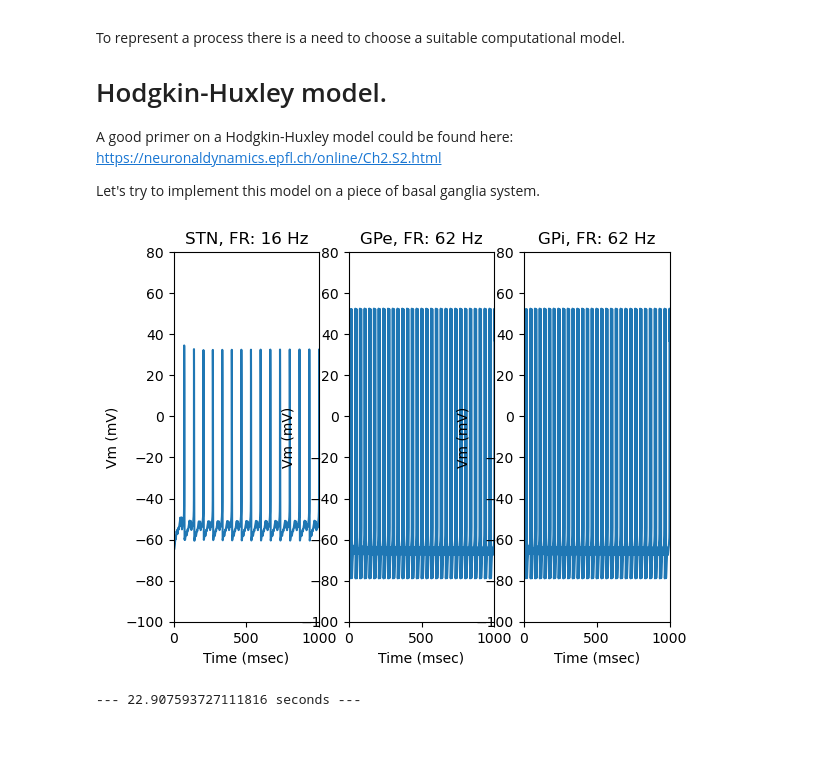
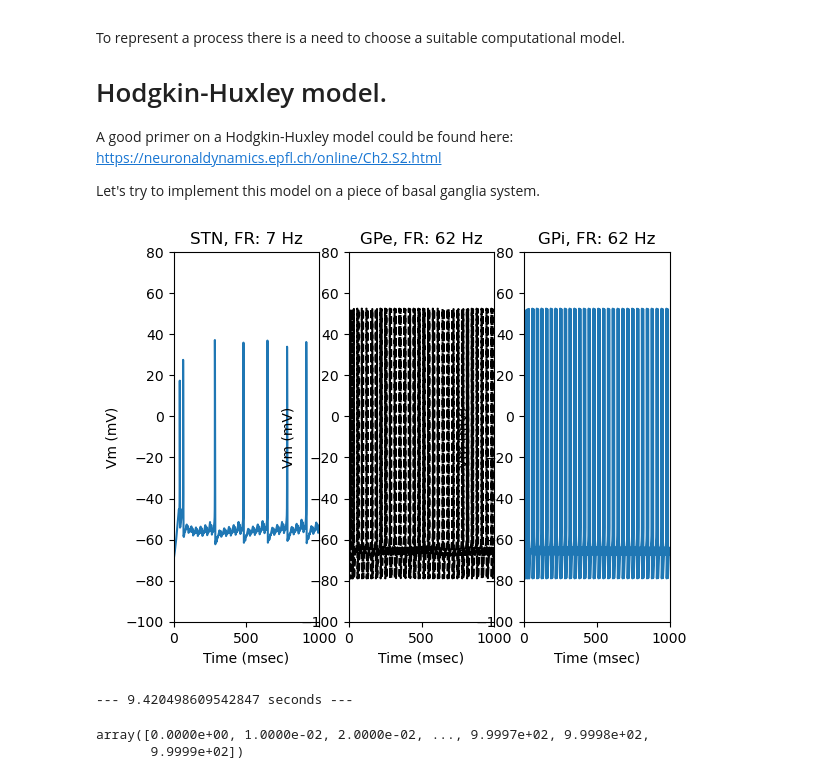
Before and after one commit to Linnea133/schuelerpraktikum, a Jupyter notebook: HHmodel.ipynb, the cells around one changed output. Saved outputs shown, nothing was run; the diff lists cells and outputs as text; code cells hidden in the pictures; blank space fills up the shorter version.

```diff
--- a/HHmodel.ipynb
+++ b/HHmodel.ipynb
@@ -53,7 +53,7 @@ def plotres(vsn, vge, vgi, t,tmax, dt):
     plt.xlabel('Time (msec)')
 
     plt.subplot(1,3,2) #for 1st GPe neuron
-    plt.plot(t,vge[0,:])
+    plt.plot(t,vge[0,:],color='k',linestyle='--')
     plt.xlim(0, tmax)
     plt.ylim(-100, 80)
     plt.title('GPe, FR: %s Hz' %(int(round(fr2))))
@@ -311,33 +312,38 @@ def network(tmax,dt,v2,v3,v4,n):
 # %%
 def Initial():
 
     start_time = time.time()
     #%% Set initial conditions
 
     #time variables
     tmax=1000              #maximum time (ms)
     dt=0.01                #timestep (ms)
     t=np.arange(0,tmax,dt) #time vector
     n=12                   #number of neurons in each nucleus (TH, STN, GPe, GPi)
 
     #initial membrane voltages for all cells - random is a little different from matlab
-    v2=-62+np.random.randn(1,n)*5
+    v2=20+np.random.randn(1,n)*5
     v3=-62+np.random.randn(1,n)*5
     v4=-62+np.random.randn(1,n)*5
 
     #%% Running FOGnetwork
 
     #healthy
     vsn, vge, vgi = network(tmax, dt, v2, v3, v4, n) #healthy
     h = plotres(vsn, vge, vgi, t, tmax, dt)
 
     print("--- %s seconds ---" % (time.time() - start_time))
 
     return (vsn, vge, vgi, t, tmax)
 
 if __name__ == "__main__":
     # execute only if run as a script
     fin_res=Initial()
 # %% [output]
-[figure, old version]
+[figure, new version]
---- 22.907593727111816 seconds ---
+--- 9.420498609542847 seconds ---
+# %%
+fin_res[]
+# %% [output]
+array([0.0000e+00, 1.0000e-02, 2.0000e-02, ..., 9.9997e+02, 9.9998e+02,
+       9.9999e+02])
```
Also changed, not shown: parts of 1 cell of this notebook.
